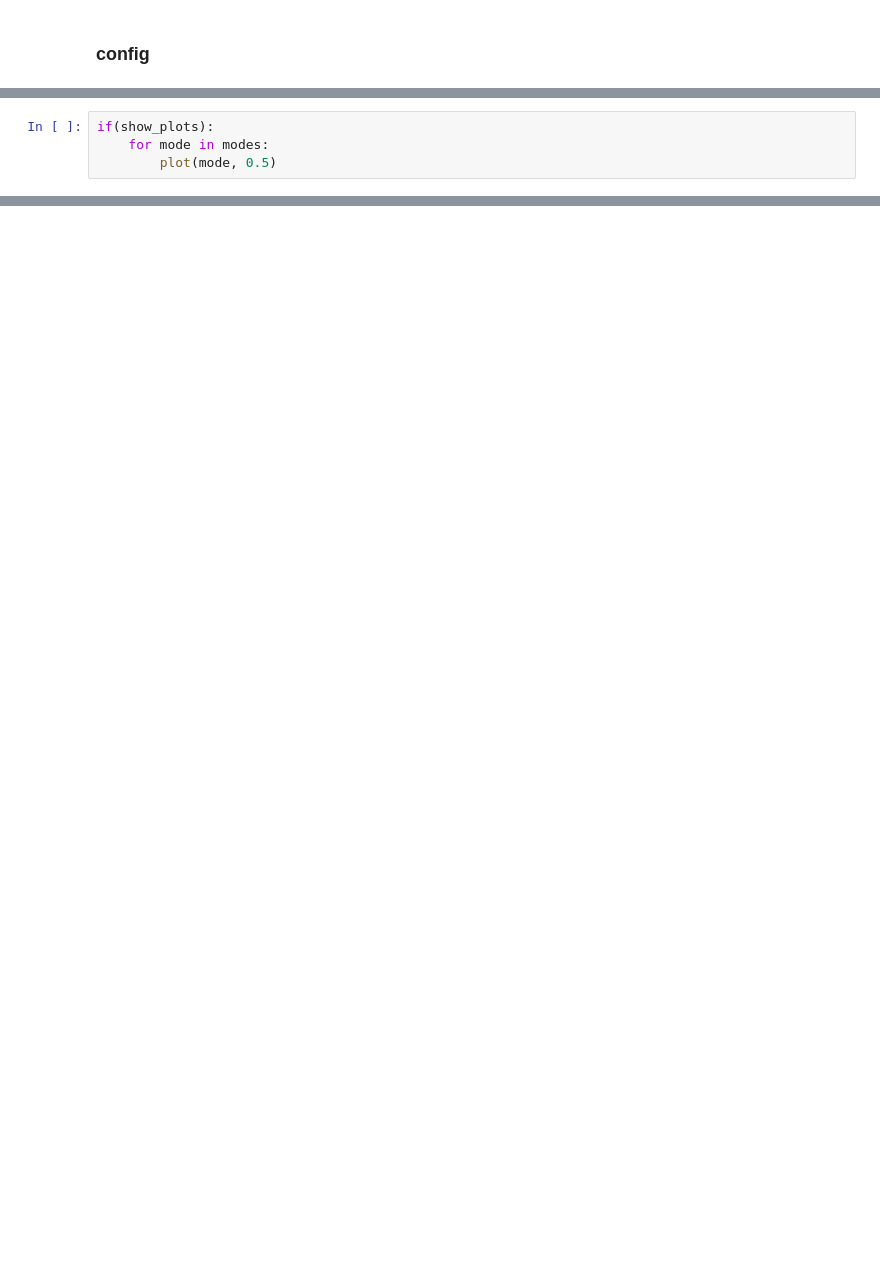
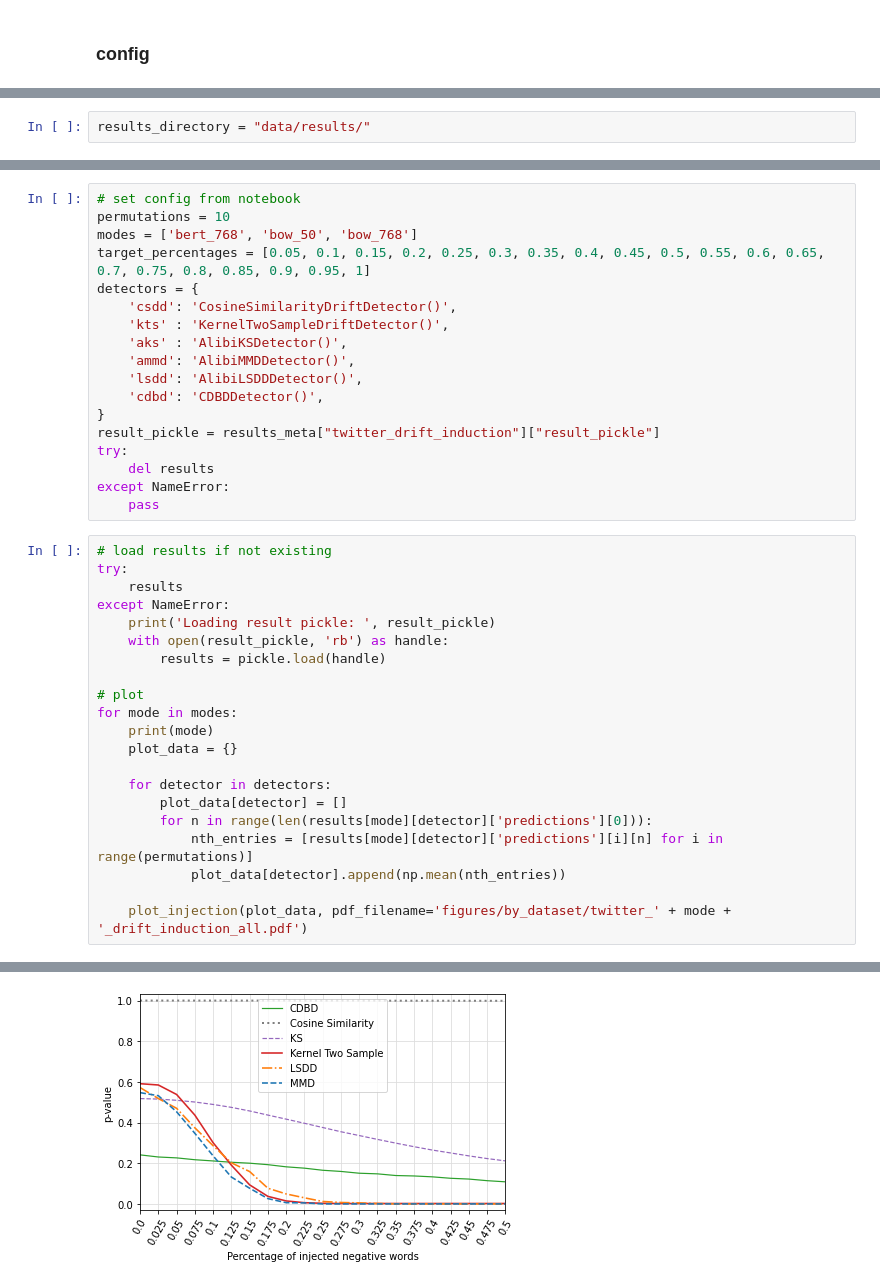
Before and after one commit to EML4U/Drift-detector-comparison, a Jupyter notebook: plots.ipynb, the cells around one changed output, grey strips where cells are left out. Cells and saved outputs as stored; diff of their text form; blank space fills up the shorter version.

Commit message:
plots for twitter_drift_induction, amazon_drift_induction, twitter_diff_dist

```diff
--- a/plots.ipynb
+++ b/plots.ipynb
@@ -83,4 +19,0 @@ def plot(mode, max_pvalue):
-# %%
-if(show_plots):
-    for mode in modes:
-        plot(mode, 0.5)
@@ -96,0 +20,2 @@ if(show_plots):
+# %%
+results_directory = "data/results/"
@@ -96,0 +179,40 @@ if(show_plots):
+# %%
+# set config from notebook
+permutations = 10
+modes = ['bert_768', 'bow_50', 'bow_768']
+target_percentages = [0.05, 0.1, 0.15, 0.2, 0.25, 0.3, 0.35, 0.4, 0.45, 0.5, 0.55, 0.6, 0.65, 0.7, 0.75, 0.8, 0.85, 0.9, 0.95, 1]
+detectors = {
+    'csdd': 'CosineSimilarityDriftDetector()',
+    'kts' : 'KernelTwoSampleDriftDetector()',
+    'aks' : 'AlibiKSDetector()',
+    'ammd': 'AlibiMMDDetector()',
+    'lsdd': 'AlibiLSDDDetector()',
+    'cdbd': 'CDBDDetector()',
+}
+result_pickle = results_meta["twitter_drift_induction"]["result_pickle"]
+try:
+    del results
+except NameError:
+    pass
+# %%
+# load results if not existing
+try:
+    results
+except NameError:
+    print('Loading result pickle: ', result_pickle)
+    with open(result_pickle, 'rb') as handle:
+        results = pickle.load(handle)
+
+# plot
+for mode in modes:
+    print(mode)
+    plot_data = {}
+
+    for detector in detectors:
+        plot_data[detector] = []
+        for n in range(len(results[mode][detector]['predictions'][0])):
+            nth_entries = [results[mode][detector]['predictions'][i][n] for i in range(permutations)]
+            plot_data[detector].append(np.mean(nth_entries))
+
+    plot_injection(plot_data, pdf_filename='figures/by_dataset/twitter_' + mode + '_drift_induction_all.pdf')
+# %% [output]
@@ -96,0 +222 @@ if(show_plots):
+[figure, added]
```
Also changed, not shown: parts of 26 cells of this notebook.
